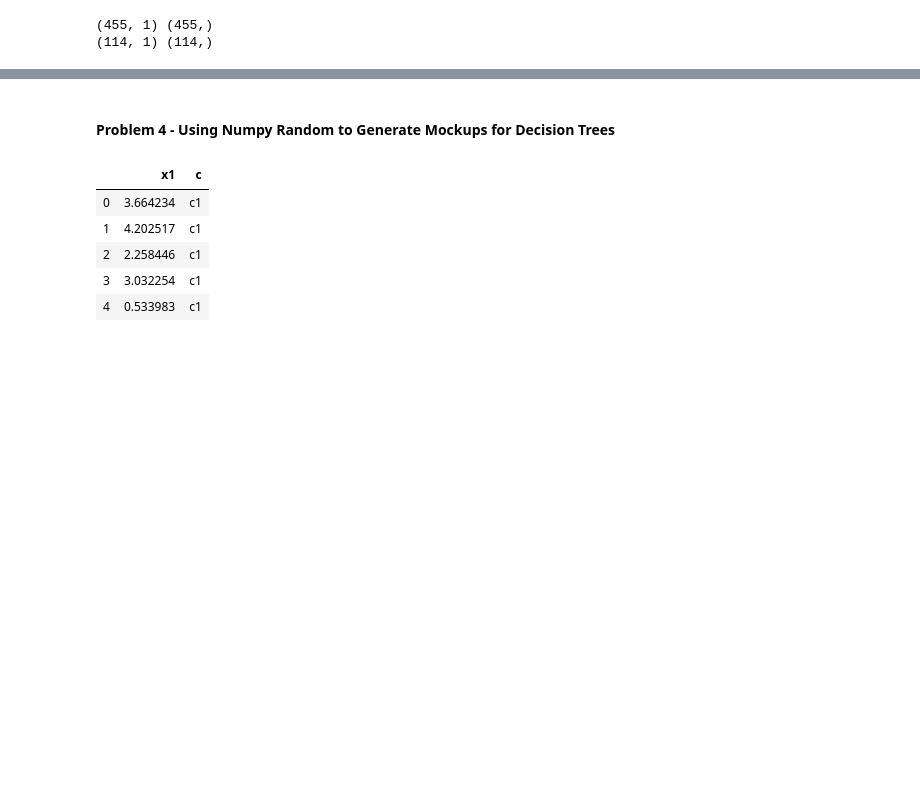
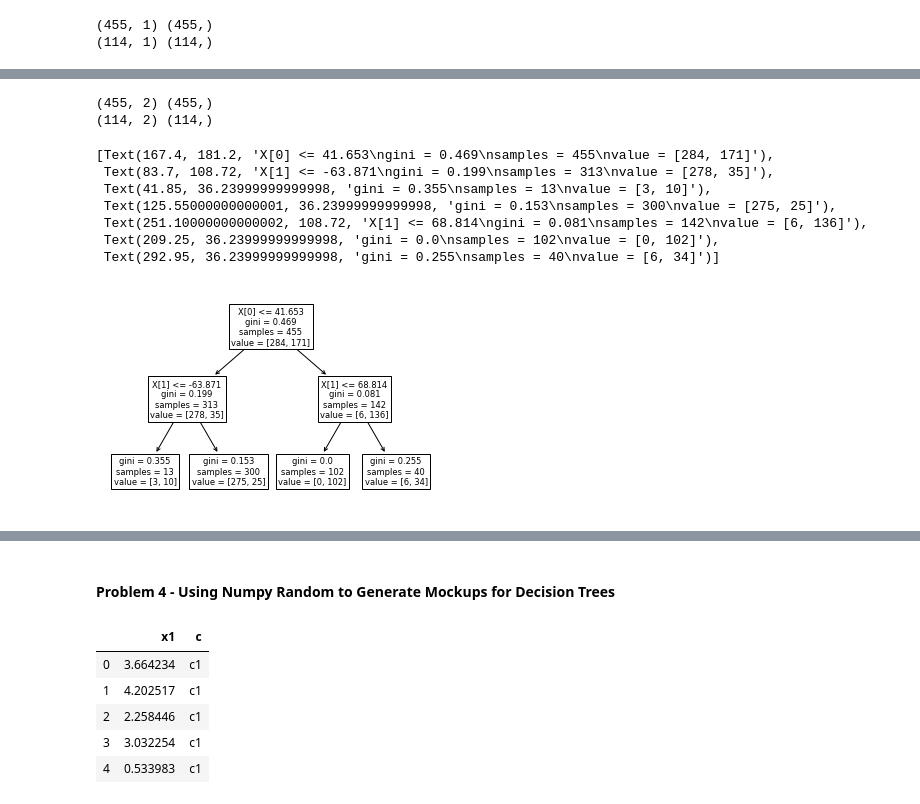
Before and after one commit to dokuritsu/CS422---Data-Mining, a Jupyter notebook: Homework/Homework 2/Homework 2.ipynb, the cells around one changed output, grey strips where cells are left out. Saved outputs shown, nothing was run; the diff lists cells and outputs as text; code cells hidden in the pictures; blank space fills up the shorter version.

```diff
--- a/Homework/Homework 2/Homework 2.ipynb
+++ b/Homework/Homework 2/Homework 2.ipynb
@@ -730,0 +793,6 @@ tree.plot_tree(classifier)
+# %%
+#Creating pca with component 2
+pca_two = decomposition.PCA(n_components=2)
+pca2_bc_ds = pca_two.fit_transform(bc_df_two)
+pca2_bf = pd.DataFrame(data=pca2_bc_ds, columns=['PCA1', 'PCA2'])
+pca2_bf.head()
@@ -730,0 +806,34 @@ tree.plot_tree(classifier)
+# %%
+#Set-up data as samples and features
+X = pca2_bf
+y = diagnosis
+
+#Using the train_test_split function to make a split
+X_train, X_test, y_train, y_test = model_selection.train_test_split(X, y, test_size=0.2)
+
+#For self usage
+print(X_train.shape, y_train.shape)
+print(X_test.shape, y_test.shape)
+# %% [output]
+(455, 2) (455,)
+(114, 2) (114,)
+# %%
+#Defining and fitting a decision tree instance
+classifier = tree.DecisionTreeClassifier(max_depth=2, min_samples_leaf=2, min_samples_split=5)
+classifier = classifier.fit(X_train, y_train)
+
+#Setting up expectations and prediction
+expected = y_test
+predicted = classifier.predict(X_test)
+
+#Show a visual representation of the tree
+tree.plot_tree(classifier)
+# %% [output]
+[Text(167.4, 181.2, 'X[0] <= 41.653\ngini = 0.469\nsamples = 455\nvalue = [284, 171]'),
+ Text(83.7, 108.72, 'X[1] <= -63.871\ngini = 0.199\nsamples = 313\nvalue = [278, 35]'),
+ Text(41.85, 36.23999999999998, 'gini = 0.355\nsamples = 13\nvalue = [3, 10]'),
+ Text(125.55000000000001, 36.23999999999998, 'gini = 0.153\nsamples = 300\nvalue = [275, 25]'),
+ Text(251.10000000000002, 108.72, 'X[1] <= 68.814\ngini = 0.081\nsamples = 142\nvalue = [6, 136]'),
+ Text(209.25, 36.23999999999998, 'gini = 0.0\nsamples = 102\nvalue = [0, 102]'),
+ Text(292.95, 36.23999999999998, 'gini = 0.255\nsamples = 40\nvalue = [6, 34]')]
+[figure, added]
```
Also changed, not shown: parts of 18 cells of this notebook.
